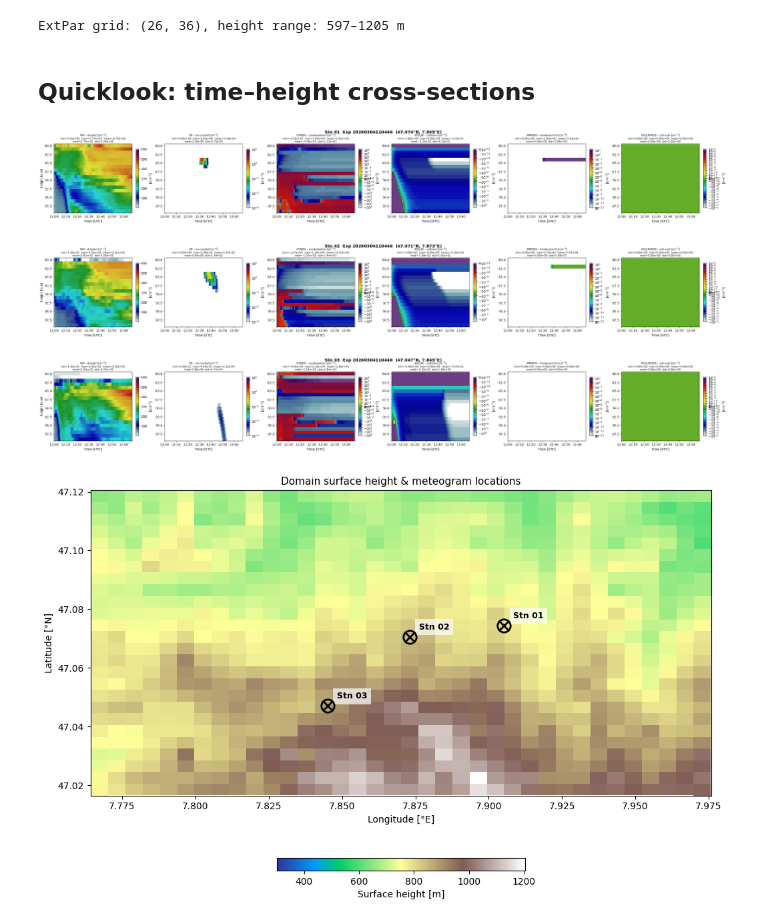
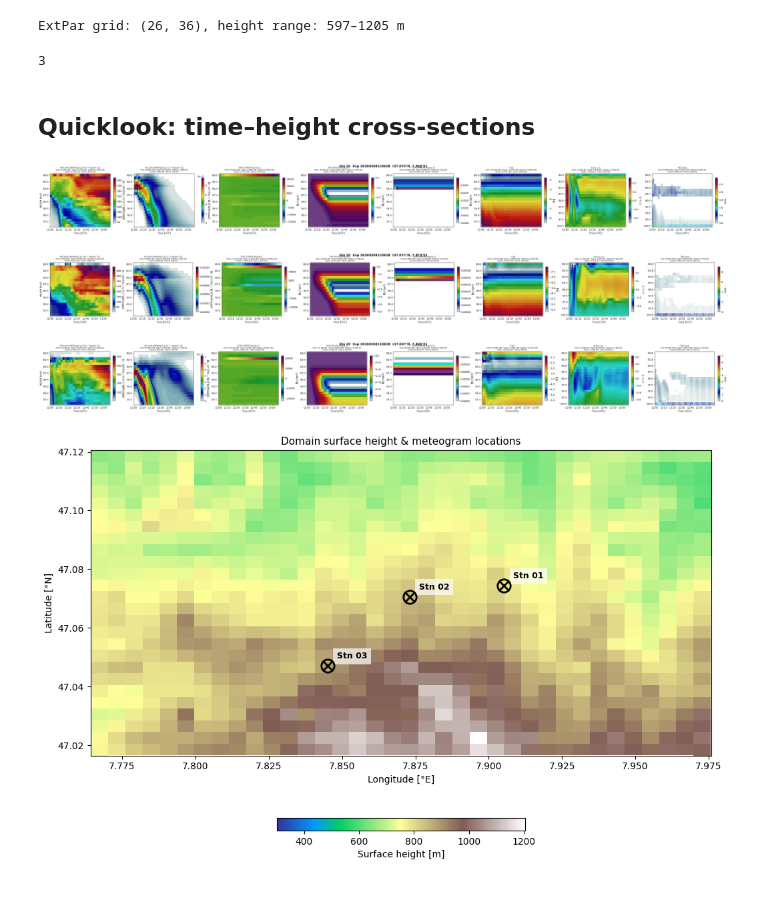
Before and after one commit to KarlJohnsonnn/polarcap_analysis, a Jupyter notebook: notebooks/meteograms/01-quicklook-nw-nf.ipynb, the cells around one changed output. Drawn from its saved outputs; the diff is of its cells as text; code cells hidden in the pictures; blank space fills up the shorter version.

```diff
--- a/notebooks/meteograms/01-quicklook-nw-nf.ipynb
+++ b/notebooks/meteograms/01-quicklook-nw-nf.ipynb
@@ -82,7 +88,7 @@ LBB = slice(30, 50)   # liquid bin range
 CBB = slice(30, 50)   # crystal bin range
 
 # experiment index to plot
-EXP_IDX = 0
+EXP_IDX = 1
 
 # (output_name, source_var, bin_slice, pos_filter, plot_label, norm_kwargs)
 var_config = [
@@ -91,11 +97,20 @@ var_config = [
     ("SUM_CONDN",     "SUM_CONDN",     LBB, False, "CONDN – condensation",   dict(norm=mcolors.SymLogNorm(linthresh=1e-4, linscale=0.01))),
     ("SUM_KOLLNI",    "SUM_KOLLNI",    CBB, False, "KOLLNI – collision",     dict(norm=mcolors.SymLogNorm(linthresh=1e-12, linscale=0.01))),
     ("SUM_IMMERN",    "SUM_IMMERN",    CBB, False, "IMMERN – immersion frz", dict(norm=mcolors.SymLogNorm(linthresh=1e-12, linscale=0.01))),
-    ("SUM_KOLLNFROD", "SUM_KOLLNFROD", CBB, False, "KOLLNFROD – coll-coal",  dict(norm=mcolors.SymLogNorm(linthresh=1e-12, linscale=0.01))),
+    # ("SUM_KOLLNFROD", "SUM_KOLLNFROD", CBB, False, "KOLLNFROD – coll-coal",  dict(norm=mcolors.SymLogNorm(linthresh=1e-12, linscale=0.01))),
 ]
 
 # only keep variables that actually exist in the zarr store (auto-filter)
 # (evaluated after ds is loaded, see next section)
+
+# Contour overlays on time–height: (zarr_var, levels, color). Vars with time+height_level used.
+OVERLAY_LEVELS = {
+    "T": (np.linspace(-10, 0, 20), "darkred"),
+    "W": (np.linspace(-0.5, 0.5, 20), "navy"),
+    "TKE": (np.logspace(-5, 1, 20), "purple"),
+    # "QV": (np.linspace(0.0, 10, 20), "darkgreen"),
+    # "QV_Sp": (np.linspace(0.0, 10, 20), "cyan"),
+}
 # %% [markdown]
 ## Load data
 # %%
@@ -151,15 +213,19 @@ lat2D, lon2D, hsurf = get_extpar_data(str(extpar_path))
 print(f"ExtPar grid: {lat2D.shape}, height range: {hsurf.min():.0f}–{hsurf.max():.0f} m")
 # %% [output]
 ExtPar grid: (26, 36), height range: 597–1205 m
+# %%
+len(overlays)
+# %% [output]
+3
 # %% [markdown]
 ## Quicklook: time–height cross-sections
 # %%
 new_jet3 = create_new_jet3()
 new_jet3_soft = create_fade_cmap(make_pastel(new_jet3, desaturation=0.25, darken=0.90), n_fade=2)
 
-n_vars = len(active_vars)
-plot_kw = dict(x="time", y="height_level", cmap=new_jet3_soft,
-               add_colorbar=False, add_labels=False)
+n_vars = len(bulk)
+plot_kw = dict(x="time", y="height_level", cmap=new_jet3_soft, add_colorbar=False, add_labels=False)
+plot_kw_env = dict(x="time", cmap=new_jet3_soft, add_colorbar=False, add_labels=False)
 
 # one figure per station (mirrors the per-file loop of nb02)
 for i in range(n_stations):
@@ -172,54 +238,62 @@ for i in range(n_stations):
     if n_vars == 1:
         axes = [axes]
 
-    for idx, (vname, _, _, _, vlabel, norm_kw) in enumerate(active_vars):
+    for idx, vname in enumerate(bulk):
         ax = axes[idx]
-        pcm = bulk[vname].isel(station=i).plot.pcolormesh(ax=ax, **norm_kw, **plot_kw)
-
+        pcm = bulk[vname].isel(station=i).plot.pcolormesh(ax=ax,  **plot_kw_env)
         d = bulk[vname].isel(station=i).values.ravel()
         d = d[np.isfinite(d)]
+        unit = bulk[vname].attrs['units']
         if d.size:
             stats = (f"min={d.min():.2e}  max={d.max():.2e}  mean={d.mean():.2e}\n"
                      f"med={np.median(d):.2e}  std={d.std():.2e}")
-        else:
-            stats = "no finite data"
-        ax.set_title(f"{vlabel} [{unit}]\n{stats}", fontsize=8)
+        ax.set_title(f"{vname} [{unit}]\n{stats}", fontsize=8)
 
         ax.invert_yaxis()
         ax.xaxis.set_major_formatter(mdates.DateFormatter("%H:%M"))
         ax.set_xlabel("Time [UTC]")
         if idx == 0:
             ax.set_ylabel("Height level")
-
         fig.colorbar(pcm, ax=ax, label=f"[{unit}]", shrink=0.85)
+        # Contour overlays (T, W, QV, TKE, supersat) on same time–height axes
+        for ov_name, (ov_data, levels, color) in overlays.items():
+            if ov_name != "TKE":
+                continue
+            arr = ov_data.isel(station=i) if "station" in ov_data.dims else ov_data
+            t = np.asarray(arr.time.values)
+            h = np.asarray(arr.height_level.values if "height_level" in arr.dims else arr.height_level2.values)
+            Z = np.asarray(arr.values).T  # (height_level, time) for contour
+            cs = ax.contour(t, h, Z, levels=levels[::2], norm=mcolors.LogNorm() if ov_name == "TKE" else None, colors=color, linewidths=0.5, alpha=0.75)
+            # Inline annotate the contour lines
+            ax.clabel(cs, cs.levels, inline=True, fontsize=7, fmt=lambda v: f"{ov_name}\n{v:.1f}", colors=color)
 
     fig.suptitle(title, fontsize=13, fontweight="bold", y=1.02)
     plt.show()
 
 # ── Surface height map with station locations ──
 fig, ax_map = plt.subplots(figsize=(12, 9))
 pm = ax_map.pcolormesh(lon2D, lat2D, hsurf, cmap="terrain", vmin=300, shading="auto")
 fig.colorbar(pm, ax=ax_map, label="Surface height [m]",
              orientation="horizontal", shrink=0.4, pad=0.08)
 
 for i in range(n_stations):
     slat = float(ds_exp.station_lat.values[i])
     slon = float(ds_exp.station_lon.values[i])
     sid  = int(ds_exp.station.values[i])
     ax_map.plot(slon, slat, "o", ms=14, mfc="none", mec="k", mew=2, zorder=5)
     ax_map.plot(slon, slat, "x", ms=9, mew=2, color="k", zorder=6)
     ax_map.annotate(f"Stn {sid:02d}", (slon, slat), textcoords="offset points",
                     xytext=(10, 8), fontsize=9, fontweight="bold",
                     bbox=dict(facecolor="white", alpha=0.7, edgecolor="none"))
 
 ax_map.set_xlabel("Longitude [°E]")
 ax_map.set_ylabel("Latitude [°N]")
 ax_map.set_title("Domain surface height & meteogram locations", fontsize=11)
 ax_map.set_aspect("equal")
 ax_map.set_anchor("C")
 plt.show()
 # %% [output]
-[figure, old version]
+[figure, new version]
-[figure, old version]
+[figure, new version]
-[figure, old version]
+[figure, new version]
 [figure]
```
Also changed, not shown: parts of 6 cells of this notebook.
